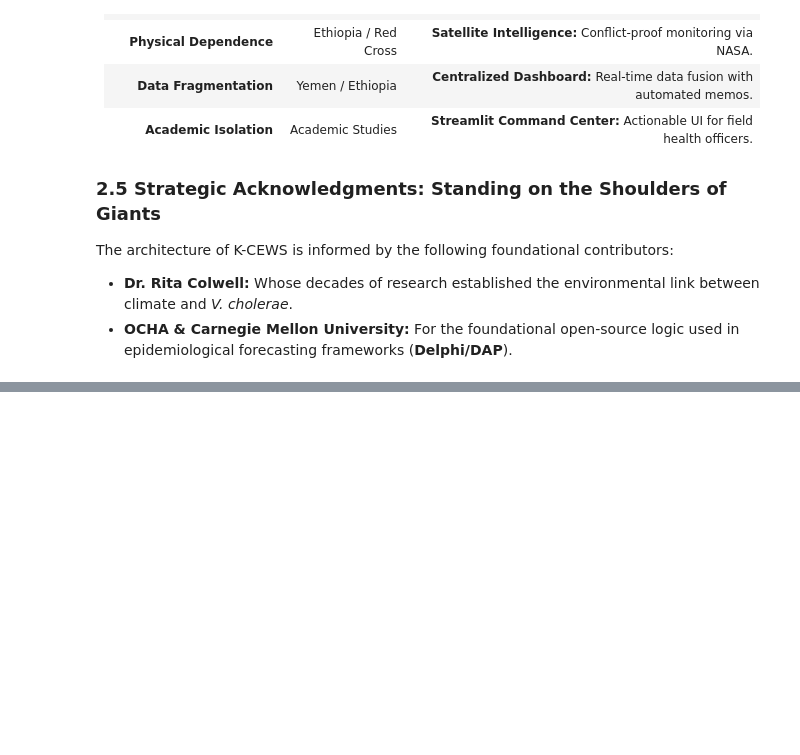
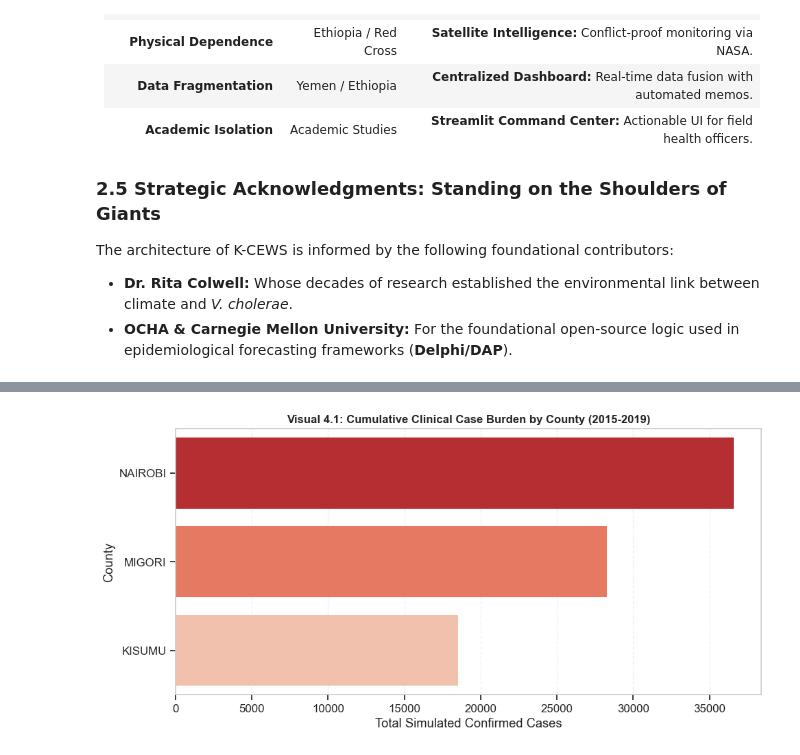
Before and after one commit to abelcholfavour/money_talks_with_Abba, a Jupyter notebook: K-CEWS.ipynb, the cells around one changed output, grey strips where cells are left out. Drawn from its saved outputs; the diff is of its cells as text; code cells hidden in the pictures; blank space fills up the shorter version.

```diff
--- a/K-CEWS.ipynb
+++ b/K-CEWS.ipynb
@@ -826,0 +441,4 @@ The project proves that **Machine Learning**, when calibrated for **Sensitivity
+# %%
+df = pd.read_csv('csv/full_geotemporal_dataset.csv')
+df['Date'] = pd.to_datetime(df['Date'])
+df['Month'] = df['Date'].dt.month_name()
@@ -826,0 +450,22 @@ The project proves that **Machine Learning**, when calibrated for **Sensitivity
+# %%
+plt.figure(figsize=(10, 5))
+# burden per county
+county_burden = df.groupby('County')['Confirmed_Cases'].sum().sort_values(ascending=False).reset_index()
+
+sns.barplot(
+    data=county_burden,
+    x='Confirmed_Cases',
+    y='County',
+    hue='County',
+    palette='Reds_r',
+    legend=False
+)
+
+plt.title('Visual 4.1: Cumulative Clinical Case Burden by County (2015-2019)', fontsize=12, fontweight='bold')
+plt.xlabel('Total Simulated Confirmed Cases')
+plt.ylabel('County')
+plt.grid(axis='x', linestyle='--', alpha=0.3)
+plt.tight_layout()
+plt.show()
+# %% [output]
+[figure, added]
```
Also changed, not shown: parts of 77 cells of this notebook, 22 other files.
